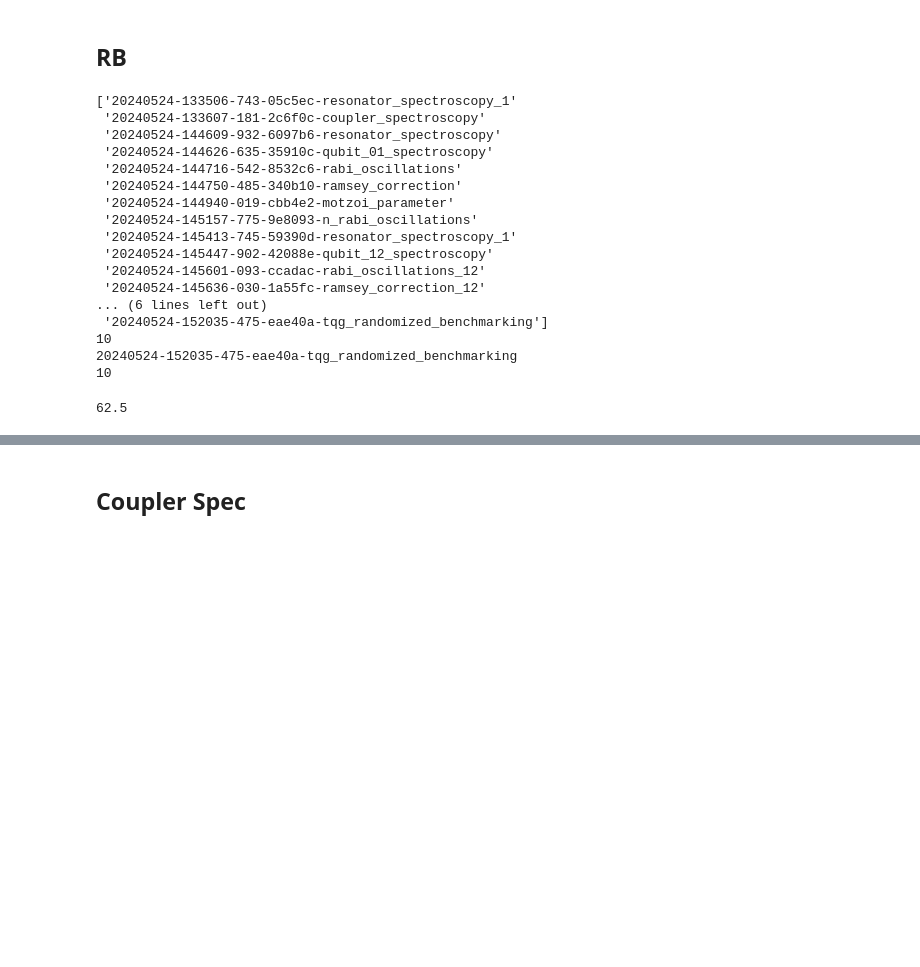
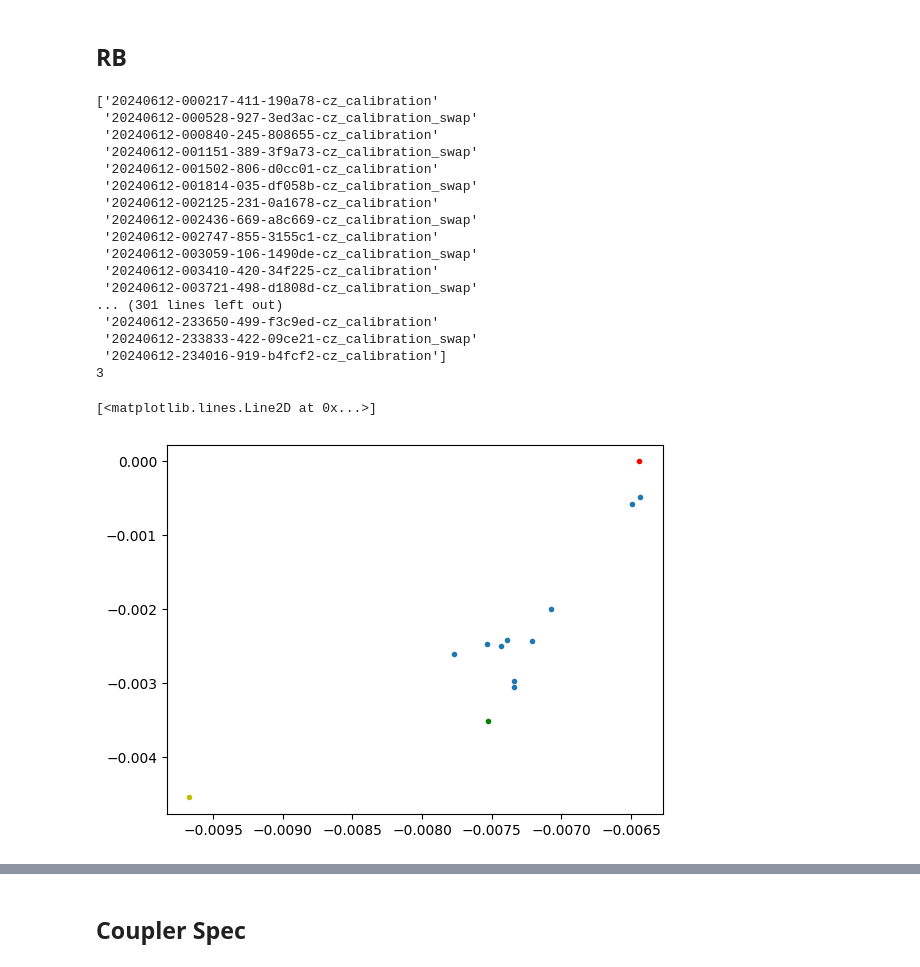
Before and after one commit to tergite/tergite-autocalibration, a Jupyter notebook: calibration_analysis.ipynb, the cells around one changed output, grey strips where cells are left out. Drawn from its saved outputs; the diff is of its cells as text; code cells hidden in the pictures; blank space fills up the shorter version.

Commit message:
cz calibration optimization

```diff
--- a/calibration_analysis.ipynb
+++ b/calibration_analysis.ipynb
@@ -999,11 +1013,11 @@ from numpy.linalg import inv
 # name = '20231226-17`5522-736-99b290-cz_calibration_ssro'
 
 from os import listdir
-date = '20240524'
+date = '20240612'
 path = f'./data/{date}'
 names = np.sort(listdir(path))
 # name = names[-1]
-name = '20240524-152035-475-eae40a-tqg_randomized_benchmarking'
+name = '20240612-102353-869-9b4757-tqg_randomized_benchmarking'
 print(names)
 data_set_names = np.sort(listdir(path+'/'+name))[:-1]
 print(len(data_set_names))
@@ -1012,36 +1026,50 @@ dps = [f'data/{date}/{name}/{data_set_name}' for data_set_name in data_set_names
 dss = [load_dataset(dp) for dp in dps]
 ds = xr.merge(dss)
 
-name = '20240524-152035-475-eae40a-tqg_randomized_benchmarking'
-print(name)
-data_set_names = np.sort(listdir(path+'/'+name))[:-1]
-print(len(data_set_names))
-dps = [f'data/{date}/{name}/{data_set_name}' for data_set_name in data_set_names]
-# ds = load_dataset(dps[0])
-dss = [load_dataset(dp) for dp in dps]
-ds1 = xr.merge(dss)
+# name = '20240524-152035-475-eae40a-tqg_randomized_benchmarking'
+# print(name)
+# data_set_names = np.sort(listdir(path+'/'+name))[:-1]
+# print(len(data_set_names))
+# dps = [f'data/{date}/{name}/{data_set_name}' for data_set_name in data_set_names]
+# # ds = load_dataset(dps[0])
+# dss = [load_dataset(dp) for dp in dps]
+# ds1 = xr.merge(dss)
 # %% [output]
-['20240524-133506-743-05c5ec-resonator_spectroscopy_1'
- '20240524-133607-181-2c6f0c-coupler_spectroscopy'
- '20240524-144609-932-6097b6-resonator_spectroscopy'
- '20240524-144626-635-35910c-qubit_01_spectroscopy'
- '20240524-144716-542-8532c6-rabi_oscillations'
- '20240524-144750-485-340b10-ramsey_correction'
- '20240524-144940-019-cbb4e2-motzoi_parameter'
- '20240524-145157-775-9e8093-n_rabi_oscillations'
- '20240524-145413-745-59390d-resonator_spectroscopy_1'
- '20240524-145447-902-42088e-qubit_12_spectroscopy'
- '20240524-145601-093-ccadac-rabi_oscillations_12'
- '20240524-145636-030-1a55fc-ramsey_correction_12'
-... (6 lines left out)
- '20240524-152035-475-eae40a-tqg_randomized_benchmarking']
-10
-20240524-152035-475-eae40a-tqg_randomized_benchmarking
-10
+['20240612-000217-411-190a78-cz_calibration'
+ '20240612-000528-927-3ed3ac-cz_calibration_swap'
+ '20240612-000840-245-808655-cz_calibration'
+ '20240612-001151-389-3f9a73-cz_calibration_swap'
+ '20240612-001502-806-d0cc01-cz_calibration'
+ '20240612-001814-035-df058b-cz_calibration_swap'
+ '20240612-002125-231-0a1678-cz_calibration'
+ '20240612-002436-669-a8c669-cz_calibration_swap'
+ '20240612-002747-855-3155c1-cz_calibration'
+ '20240612-003059-106-1490de-cz_calibration_swap'
+ '20240612-003410-420-34f225-cz_calibration'
+ '20240612-003721-498-d1808d-cz_calibration_swap'
+... (301 lines left out)
+ '20240612-233650-499-f3c9ed-cz_calibration'
+ '20240612-233833-422-09ce21-cz_calibration_swap'
+ '20240612-234016-919-b4fcf2-cz_calibration']
+3
-# %%
-150/60*25
-# %% [output]
-62.5
+# %%
+rb = RandomizedBenchmarkingAnalysis(ds,'RB')
+raw,calib_0,calib_1, calib_2 = rb.get_data()
+# %%
+qubit = 1
+plt.plot(np.real(raw[qubit][0:10]),np.imag(raw[qubit][:10]),'.')
+plt.plot(np.real(calib_0[qubit]),np.imag(calib_0[qubit]).imag,'.r')
+plt.plot(np.real(calib_1[qubit]),np.imag(calib_1[qubit]),'.g')
+plt.plot(np.real(calib_2[qubit]),np.imag(calib_2[qubit]),'.y')
+
+# qubit = 1
+# plt.plot(np.real(raw[qubit]),np.imag(raw[qubit]),'.')
+# plt.plot(np.real(calib_0[qubit]),np.imag(calib_0[qubit]).imag,'.r')
+# plt.plot(np.real(calib_1[qubit]),np.imag(calib_1[qubit]),'.g')
+# plt.plot(np.real(calib_2[qubit]),np.imag(calib_2[qubit]),'.y')
+# %% [output]
+[<matplotlib.lines.Line2D at 0x...>]
+[figure, added]
 # %%
 import seaborn as sns
 sns.set_theme(style="white")
```
Also changed, not shown: parts of 2 cells of this notebook, 15 other files.
